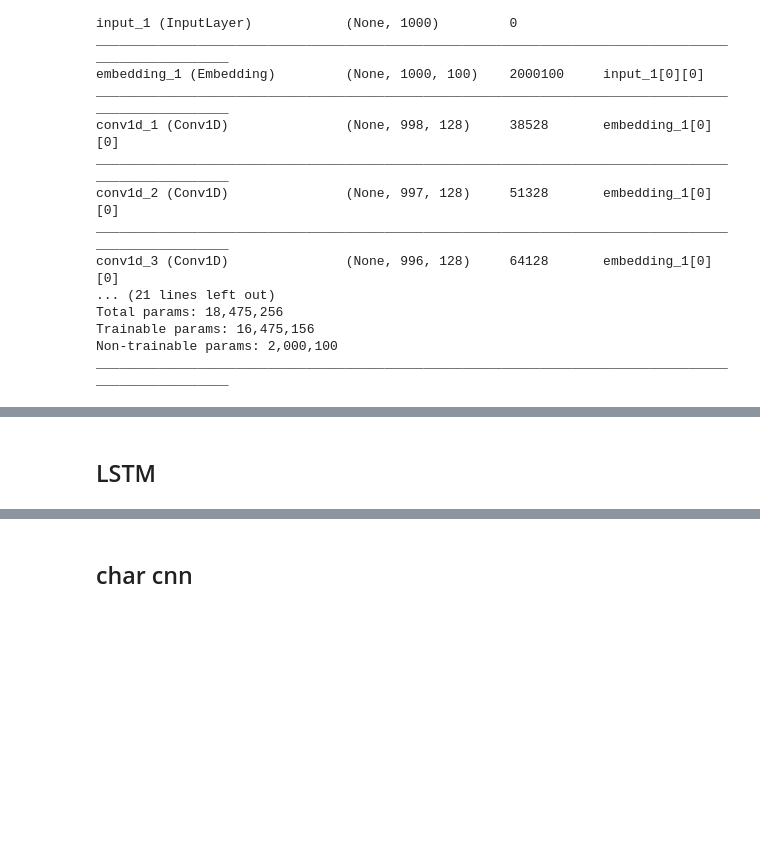
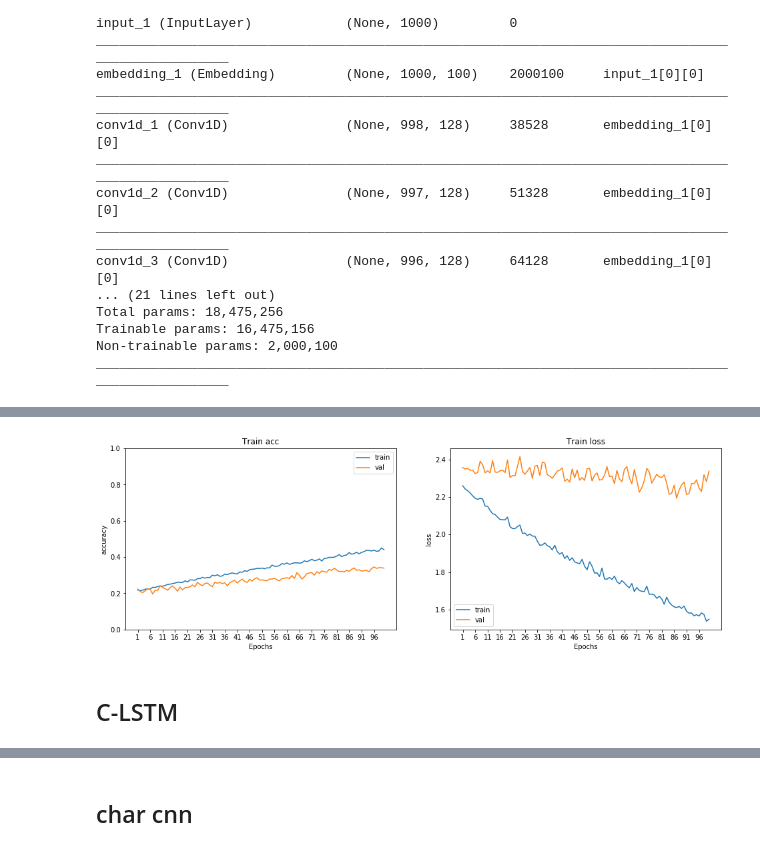
Before and after one commit to DanielHHP/mlnd_capstone, a Jupyter notebook: document_classification.ipynb, the cells around one changed output, grey strips where cells are left out. Saved outputs shown, nothing was run; the diff lists cells and outputs as text; code cells hidden in the pictures; blank space fills up the shorter version.

```diff
--- a/document_classification.ipynb
+++ b/document_classification.ipynb
@@ -1041,0 +1109,5 @@ print(score)
+# %%
+text_cnn_text8 = TextCNN(build_embedding_matrix(wv_text8.wv, vectorizer.word_index, num_words, EMBEDDING_DIM, True),
+                         MAX_SEQUENCE_LENGTH, num_words, EMBEDDING_DIM, len(newsgroups_target_names), False)
+history = text_cnn_text8.fit(X_train_dl, y_train_dl, validation_data=(X_val_dl, y_val_dl), epochs=40, batch_size=128)
+print(text_cnn_text8.evaluate(X_test_dl, y_test_dl, batch_size=128))
@@ -1041,0 +1132,3 @@ print(score)
+# %%
+history = text_cnn_text8.fit(X_train_dl, y_train_dl, validation_data=(X_val_dl, y_val_dl), epochs=100, batch_size=128)
+print(text_cnn_text8.evaluate(X_test_dl, y_test_dl, batch_size=128))
@@ -1042,5 +1153,9 @@ print(score)
+# %%
+plot_keras_history(history.history)
+# %% [output]
+[figure, added]
 # %% [markdown]
-## LSTM
+## C-LSTM
 # %%
  def Lstm(embeddings, max_sequence_length, num_words, embedding_dim, labels_index):
     model = Sequential()
```
Also changed, not shown: parts of 49 cells of this notebook.
